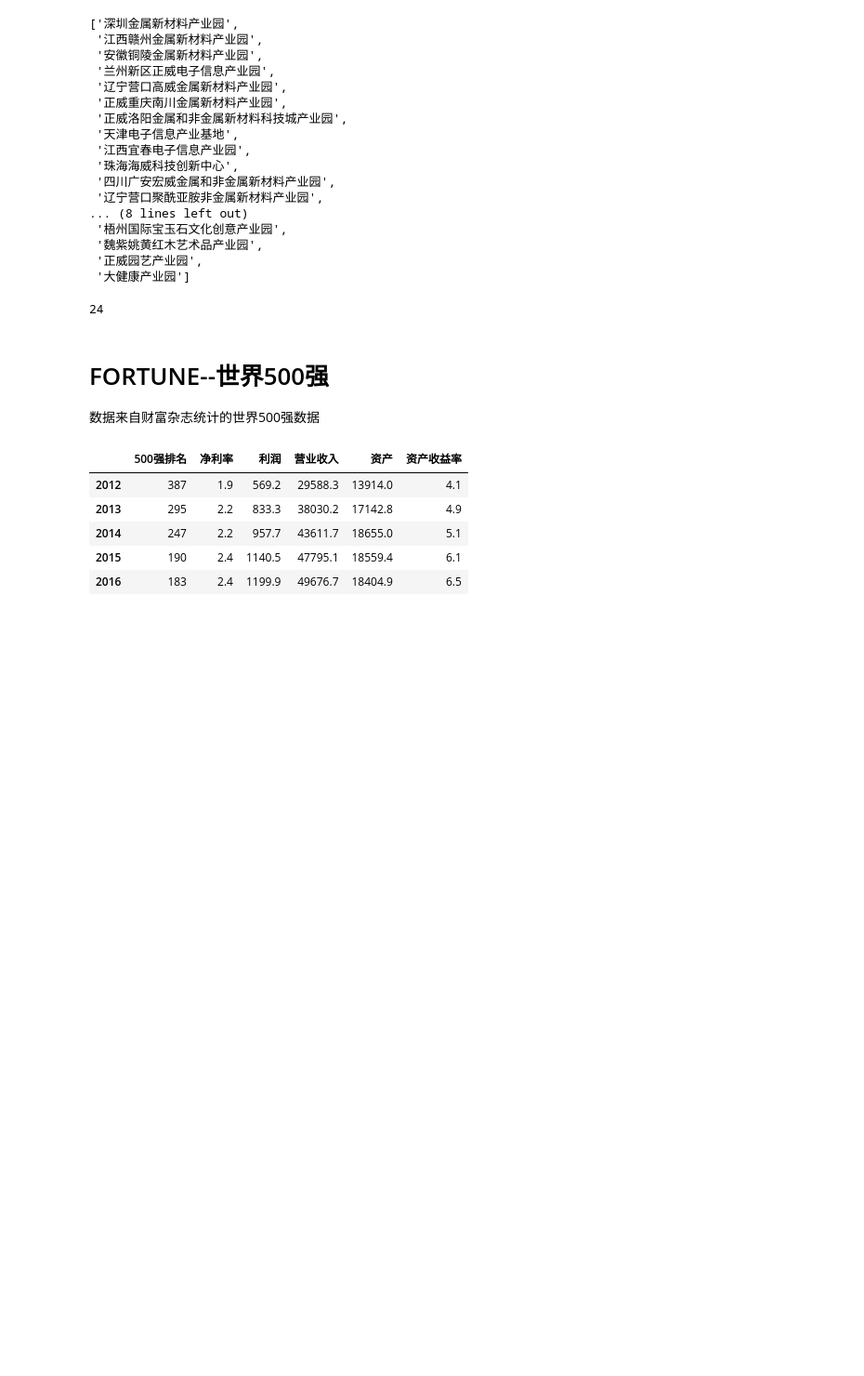
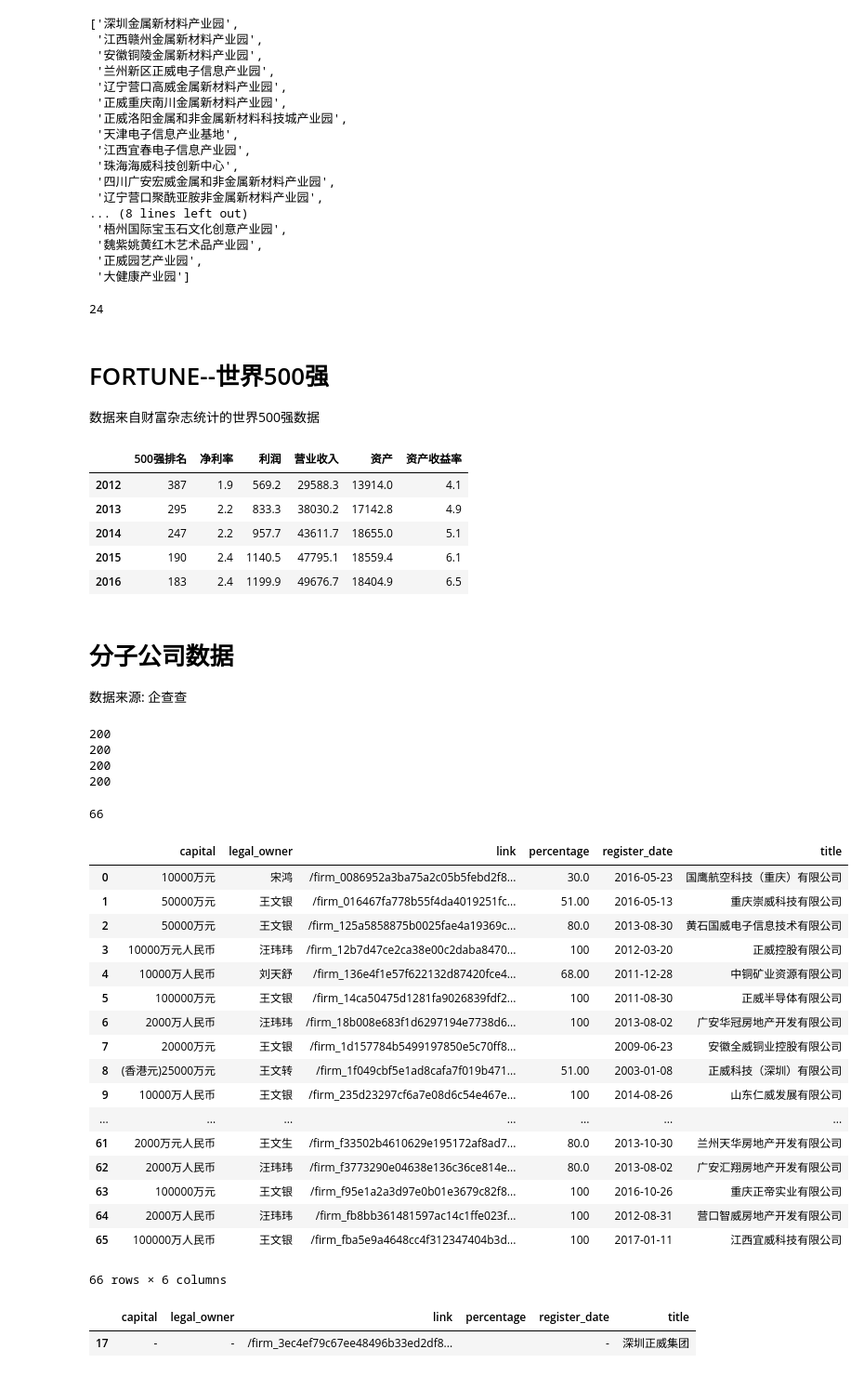
Before and after one commit to minibear0523/AmerGroup, a Jupyter notebook: SourceCode/AmerGroup.ipynb, the cells around one changed output. Shown at 93% size. Saved outputs shown, nothing was run; the diff lists cells and outputs as text; code cells hidden in the pictures; blank space fills up the shorter version.

```diff
--- a/SourceCode/AmerGroup.ipynb
+++ b/SourceCode/AmerGroup.ipynb
@@ -91,3 +91,70 @@ amer_2012_2016_df
 | 2014 | 247 | 2.2 | 957.7 | 43611.7 | 18655.0 | 5.1 |
 | 2015 | 190 | 2.4 | 1140.5 | 47795.1 | 18559.4 | 6.1 |
 | 2016 | 183 | 2.4 | 1199.9 | 49676.7 | 18404.9 | 6.5 |
+# %% [markdown]
+# 分子公司数据
+数据来源: 企查查
+# %%
+from lxml import etree
+url = 'http://www.qichacha.com/company_getinfos?unique=147bbde6ee5c922d7d7a8a465c7525ca&companyname=%E6%B7%B1%E5%9C%B3%E6%AD%A3%E5%A8%81%EF%BC%88%E9%9B%86%E5%9B%A2%EF%BC%89%E6%9C%89%E9%99%90%E5%85%AC%E5%8F%B8&tab=touzi&p='
+headers = {
+    'Accept': 'text/html, */*; q=0.01',
+    'Accept-Encoding': 'gzip, deflate',
+    'Accept-Language': 'zh-CN,zh;q=0.8',
+    'Cookie': 'acw_tc=AQAAAIb1Xz0SJAcA6h+gb8AxkmwBAJox; UM_distinctid=15ecb35923365a-02ea4cf47a5abb-31637e01-1aeaa0-15ecb359235529; _uab_collina=150664786955594877074668; gr_user_id=7b0ff53d-d82f-4425-8971-e6f98e78e18f; hasShow=1; _umdata=02232BBBECAB3F8C8E8608BB17FA6C076F615129385BD23747B8FFD8303862DB5E7AB8401FD23823CD43AD3E795C914CE713F9C30A85C968FF7621637839D57D; PHPSESSID=nvqjkj37n24n3d9kdkl79v71k7; zg_did=%7B%22did%22%3A%20%2215ecb3592a8b44-0693df5074701-31637e01-1aeaa0-15ecb3592a9b62%22%7D; zg_de1d1a35bfa24ce29bbf2c7eb17e6c4f=%7B%22sid%22%3A%201509584367862%2C%22updated%22%3A%201509585587459%2C%22info%22%3A%201509348335090%2C%22superProperty%22%3A%20%22%7B%7D%22%2C%22platform%22%3A%20%22%7B%7D%22%2C%22utm%22%3A%20%22%7B%7D%22%2C%22referrerDomain%22%3A%20%22%22%2C%22cuid%22%3A%20%228a42d034611faa26e50bd4531fa70a86%22%7D; CNZZDATA1254842228=468736330-1506642760-https%253A%252F%252Fwww.google.com%252F%7C1509580888',
+    'Host': 'www.qichacha.com',
+    'Referer': 'http://www.qichacha.com/firm_147bbde6ee5c922d7d7a8a465c7525ca.shtml',
+    'User-Agent': 'Mozilla/5.0 (Macintosh; Intel Mac OS X 10_13_0) AppleWebKit/537.36 (KHTML, like Gecko) Chrome/61.0.3163.100 Safari/537.36',
+    'X-Requested-With': 'XMLHttpRequest'
+}
+companies = []
+for i in range(1,5):
+    u = url + str(i)
+    req = requests.get(u, headers=headers)
+    print(req.status_code)
+    tree = etree.HTML(req.text)
+
+    for company_info in tree.xpath('//table[@class="m_changeList"]/tbody/tr')[1:]:
+        title = company_info.xpath('./td[1]/div/a/text()')[0].strip()
+        link = company_info.xpath('./td[1]/div/a/@href')[0].strip()
+        if company_info.xpath('./td[2]/a[1]/text()'):
+            legal_owner = company_info.xpath('./td[2]/a[1]/text()')[0].strip()
+        else:
+            legal_owner = company_info.xpath('./td[2]/text()')[0].strip()
+        capital = company_info.xpath('./td[3]/text()')[0].strip()
+        percentage = company_info.xpath('./td[4]/text()')[0].strip()
+        register_date = company_info.xpath('./td[5]/text()')[0].strip()
+        companies.append({'title': title, 'link': link, 'legal_owner': legal_owner, 'capital': capital, 'percentage': percentage, 'register_date': register_date})
+# %% [output]
+200
+200
+200
+200
+# %%
+from pprint import pprint
+len(companies)
+# %% [output]
+66
+# %%
+amer_company_df = pd.DataFrame(companies)
+# %%
+amer_company_df
+# %% [output]
+|  | capital | legal_owner | link | percentage | register_date | title |
+| 0 | 10000万元 | 宋鸿 | /firm_0086952a3ba75a2c05b5febd2f8... | 30.0 | 2016-05-23 | 国鹰航空科技（重庆）有限公司 |
+| 1 | 50000万元 | 王文银 | /firm_016467fa778b55f4da4019251fc... | 51.00 | 2016-05-13 | 重庆崇威科技有限公司 |
+| 2 | 50000万元 | 王文银 | /firm_125a5858875b0025fae4a19369c... | 80.0 | 2013-08-30 | 黄石国威电子信息技术有限公司 |
+| 3 | 10000万元人民币 | 汪玮玮 | /firm_12b7d47ce2ca38e00c2daba8470... | 100 | 2012-03-20 | 正威控股有限公司 |
+| 4 | 10000万人民币 | 刘天舒 | /firm_136e4f1e57f622132d87420fce4... | 68.00 | 2011-12-28 | 中铜矿业资源有限公司 |
+| 5 | 100000万元 | 王文银 | /firm_14ca50475d1281fa9026839fdf2... | 100 | 2011-08-30 | 正威半导体有限公司 |
+| 6 | 2000万人民币 | 汪玮玮 | /firm_18b008e683f1d6297194e7738d6... | 100 | 2013-08-02 | 广安华冠房地产开发有限公司 |
+| 7 | 20000万元 | 王文银 | /firm_1d157784b5499197850e5c70ff8... |  | 2009-06-23 | 安徽全威铜业控股有限公司 |
+| 8 | (香港元)25000万元 | 王文转 | /firm_1f049cbf5e1ad8cafa7f019b471... | 51.00 | 2003-01-08 | 正威科技（深圳）有限公司 |
+| 9 | 10000万人民币 | 王文银 | /firm_235d23297cf6a7e08d6c54e467e... | 100 | 2014-08-26 | 山东仁威发展有限公司 |
+| ... | ... | ... | ... | ... | ... | ... |
+| 61 | 2000万元人民币 | 王文生 | /firm_f33502b4610629e195172af8ad7... | 80.0 | 2013-10-30 | 兰州天华房地产开发有限公司 |
+| 62 | 2000万人民币 | 汪玮玮 | /firm_f3773290e04638e136c36ce814e... | 80.0 | 2013-08-02 | 广安汇翔房地产开发有限公司 |
+| 63 | 100000万元 | 王文银 | /firm_f95e1a2a3d97e0b01e3679c82f8... | 100 | 2016-10-26 | 重庆正帝实业有限公司 |
+| 64 | 2000万人民币 | 汪玮玮 | /firm_fb8bb361481597ac14c1ffe023f... | 100 | 2012-08-31 | 营口智威房地产开发有限公司 |
+| 65 | 100000万人民币 | 王文银 | /firm_fba5e9a4648cc4f312347404b3d... | 100 | 2017-01-11 | 江西宜威科技有限公司 |
+66 rows × 6 columns
@@ -93,0 +163,5 @@ amer_2012_2016_df
+# %%
+amer_company_df[amer_company_df['percentage'] == '']
+# %% [output]
+|  | capital | legal_owner | link | percentage | register_date | title |
+| 17 | - | - | /firm_3ec4ef79c67ee48496b33ed2df8... |  | - | 深圳正威集团 |
```
Also changed, not shown: parts of 20 cells of this notebook, 2 other files.
